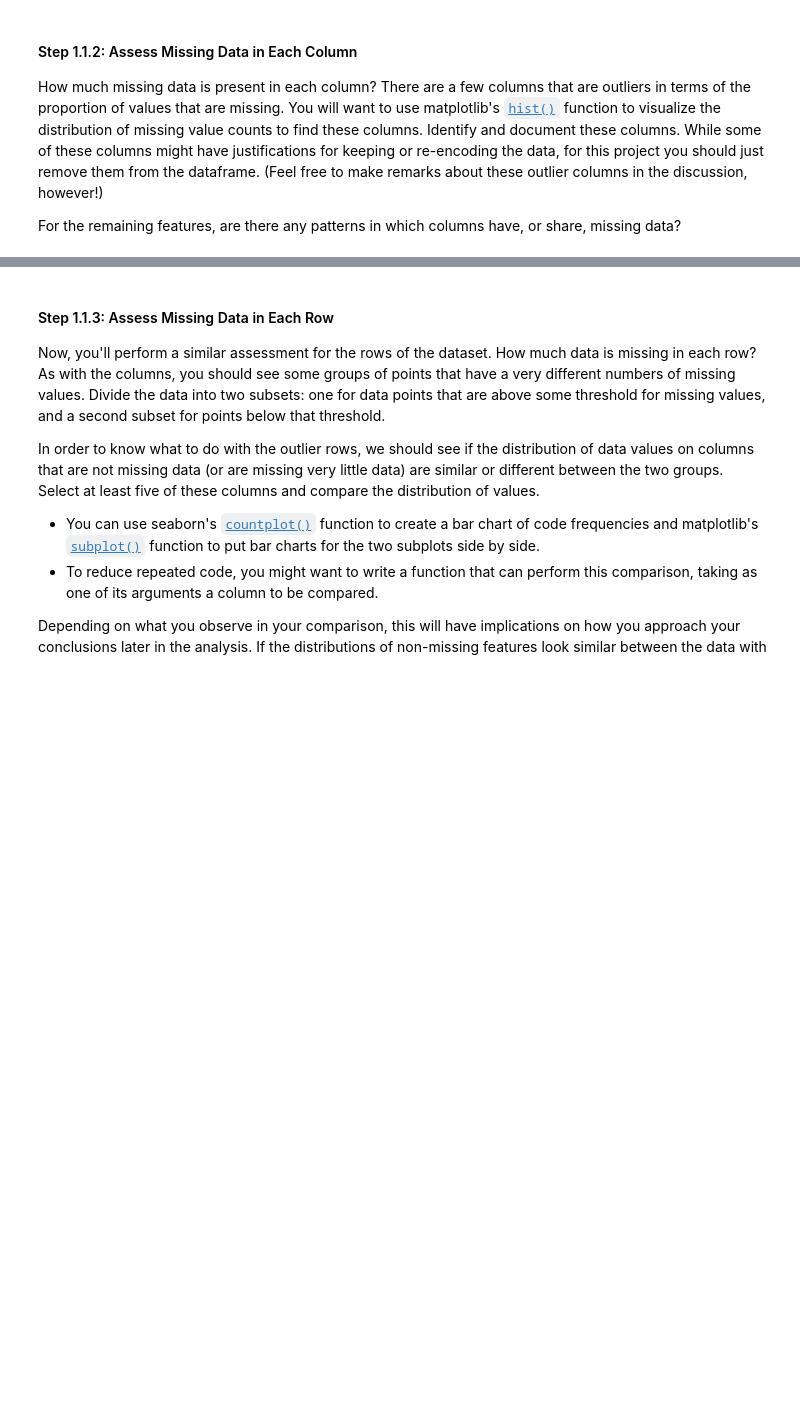
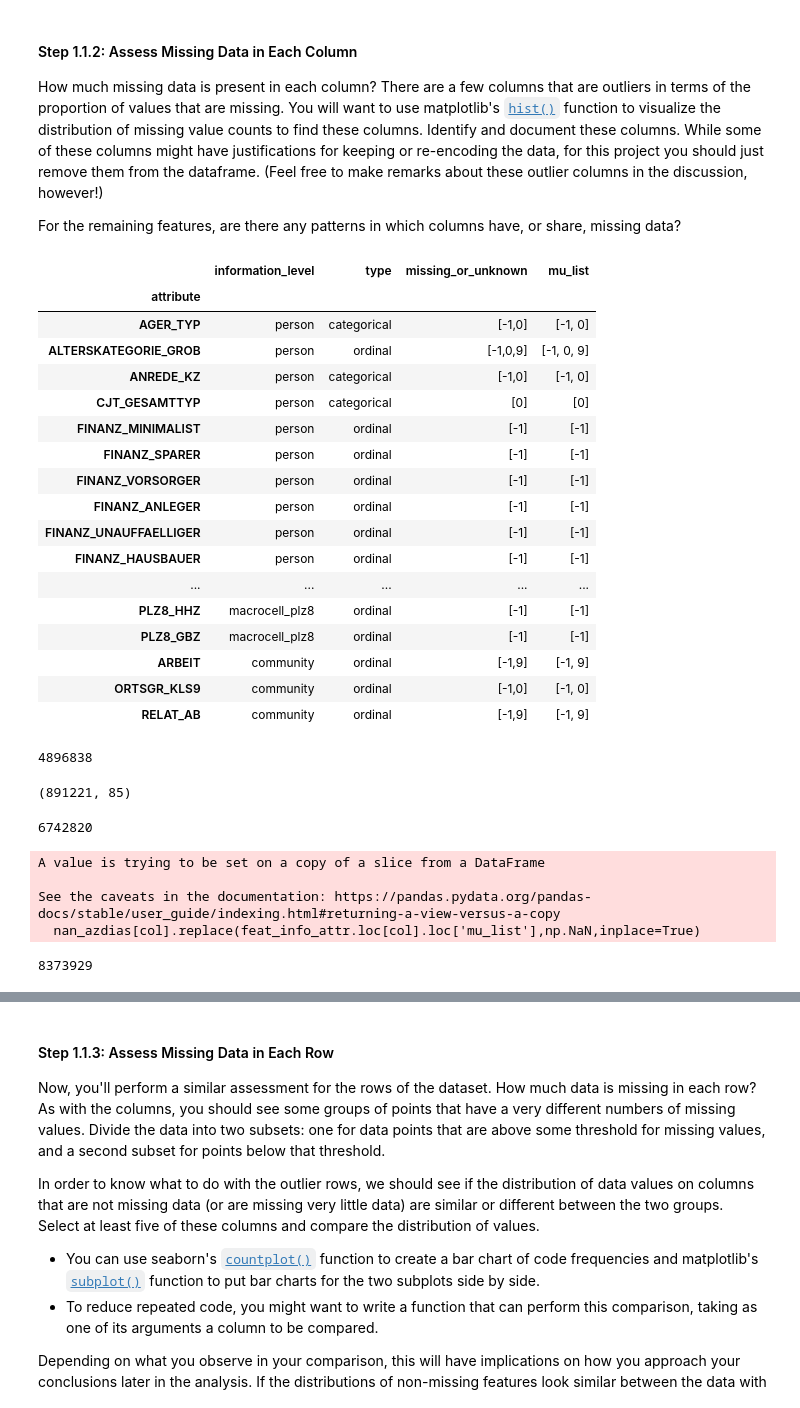
Before and after one commit to sinthaswe/identify-cust-segments, a Jupyter notebook: Identify_Customer_Segments.ipynb, the cells around one changed output, grey strips where cells are left out. Saved outputs shown, nothing was run; the diff lists cells and outputs as text; code cells hidden in the pictures; blank space fills up the shorter version.

```diff
--- a/Identify_Customer_Segments.ipynb
+++ b/Identify_Customer_Segments.ipynb
@@ -161,0 +164,25 @@ For the remaining features, are there any patterns in which columns have, or sha
+# %%
+display(feat_info_attr)
+# %% [output]
+|  | information_level | type | missing_or_unknown | mu_list |
+| attribute |  |  |  |  |
+| AGER_TYP | person | categorical | [-1,0] | [-1, 0] |
+| ALTERSKATEGORIE_GROB | person | ordinal | [-1,0,9] | [-1, 0, 9] |
+| ANREDE_KZ | person | categorical | [-1,0] | [-1, 0] |
+| CJT_GESAMTTYP | person | categorical | [0] | [0] |
+| FINANZ_MINIMALIST | person | ordinal | [-1] | [-1] |
+| FINANZ_SPARER | person | ordinal | [-1] | [-1] |
+| FINANZ_VORSORGER | person | ordinal | [-1] | [-1] |
+| FINANZ_ANLEGER | person | ordinal | [-1] | [-1] |
+| FINANZ_UNAUFFAELLIGER | person | ordinal | [-1] | [-1] |
+| FINANZ_HAUSBAUER | person | ordinal | [-1] | [-1] |
+| ... | ... | ... | ... | ... |
+| PLZ8_HHZ | macrocell_plz8 | ordinal | [-1] | [-1] |
+| PLZ8_GBZ | macrocell_plz8 | ordinal | [-1] | [-1] |
+| ARBEIT | community | ordinal | [-1,9] | [-1, 9] |
+| ORTSGR_KLS9 | community | ordinal | [-1,0] | [-1, 0] |
+| RELAT_AB | community | ordinal | [-1,9] | [-1, 9] |
+# %%
+azdias.isna().sum().sum()
+# %% [output]
+4896838
@@ -162,2 +191,21 @@ For the remaining features, are there any patterns in which columns have, or sha
+# %%
+nan_azdias.shape
+# %% [output]
+(891221, 85)
+# %%
+nan_azdias.isna().sum().sum()
+# %% [output]
+6742820
 # %%
 # Investigate patterns in the amount of missing data in each column.
+for col in nan_azdias.columns:
+    nan_azdias[col].replace(feat_info_attr.loc[col].loc['mu_list'],np.NaN,inplace=True)
+# %% [output]
+A value is trying to be set on a copy of a slice from a DataFrame
+
+See the caveats in the documentation: https://pandas.pydata.org/pandas-docs/stable/user_guide/indexing.html#returning-a-view-versus-a-copy
+  nan_azdias[col].replace(feat_info_attr.loc[col].loc['mu_list'],np.NaN,inplace=True)
+# %%
+nan_azdias.isna().sum().sum()
+# %% [output]
+8373929
```
Also changed, not shown: parts of 14 cells of this notebook.
